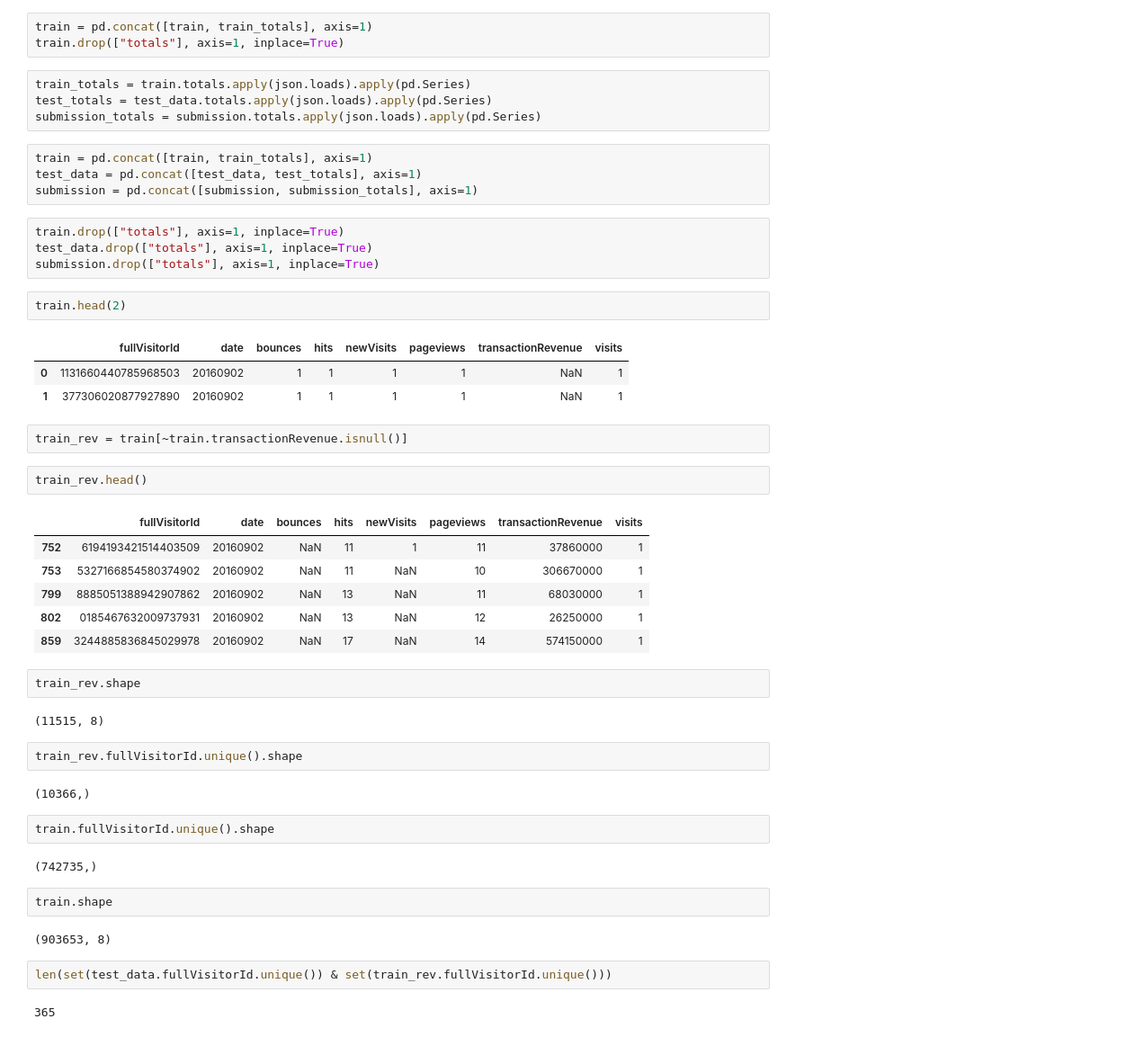
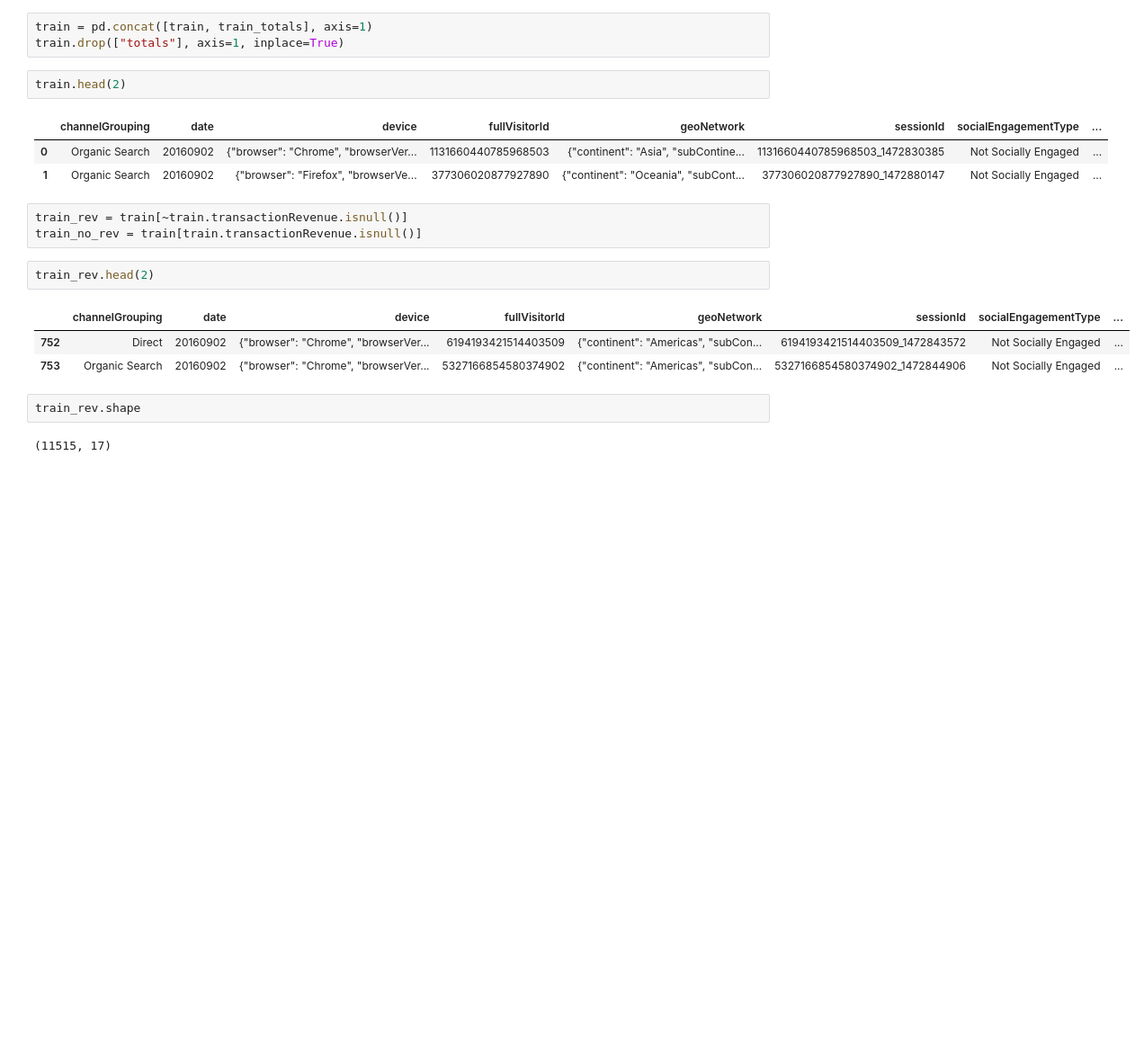
Before and after one commit to beeqb/shop_revenue_prediction, a Jupyter notebook: gstore_competition.ipynb, the cells around one changed output. Shown at 90% size. Saved outputs shown, nothing was run; the diff lists cells and outputs as text; blank space fills up the shorter version.

Commit message:
Applying new classification approach

```diff
--- a/gstore_competition.ipynb
+++ b/gstore_competition.ipynb
@@ -127,52 +127,22 @@ train_totals.head(2)
 # %%
 train = pd.concat([train, train_totals], axis=1)
 train.drop(["totals"], axis=1, inplace=True)
-# %%
-train_totals = train.totals.apply(json.loads).apply(pd.Series)
-test_totals = test_data.totals.apply(json.loads).apply(pd.Series)
-submission_totals = submission.totals.apply(json.loads).apply(pd.Series)
-# %%
-train = pd.concat([train, train_totals], axis=1)
-test_data = pd.concat([test_data, test_totals], axis=1)
-submission = pd.concat([submission, submission_totals], axis=1)
-# %%
-train.drop(["totals"], axis=1, inplace=True)
-test_data.drop(["totals"], axis=1, inplace=True)
-submission.drop(["totals"], axis=1, inplace=True)
 # %%
 train.head(2)
 # %% [output]
-|  | fullVisitorId | date | bounces | hits | newVisits | pageviews | transactionRevenue | visits |
-| 0 | 1131660440785968503 | 20160902 | 1 | 1 | 1 | 1 | NaN | 1 |
-| 1 | 377306020877927890 | 20160902 | 1 | 1 | 1 | 1 | NaN | 1 |
+|  | channelGrouping | date | device | fullVisitorId | geoNetwork | sessionId | socialEngagementType | ... |
+| 0 | Organic Search | 20160902 | {"browser": "Chrome", "browserVer... | 1131660440785968503 | {"continent": "Asia", "subContine... | 1131660440785968503_1472830385 | Not Socially Engaged | ... |
+| 1 | Organic Search | 20160902 | {"browser": "Firefox", "browserVe... | 377306020877927890 | {"continent": "Oceania", "subCont... | 377306020877927890_1472880147 | Not Socially Engaged | ... |
 # %%
 train_rev = train[~train.transactionRevenue.isnull()]
+train_no_rev = train[train.transactionRevenue.isnull()]
 # %%
-train_rev.head()
+train_rev.head(2)
 # %% [output]
-|  | fullVisitorId | date | bounces | hits | newVisits | pageviews | transactionRevenue | visits |
-| 752 | 6194193421514403509 | 20160902 | NaN | 11 | 1 | 11 | 37860000 | 1 |
-| 753 | 5327166854580374902 | 20160902 | NaN | 11 | NaN | 10 | 306670000 | 1 |
-| 799 | 8885051388942907862 | 20160902 | NaN | 13 | NaN | 11 | 68030000 | 1 |
-| 802 | 0185467632009737931 | 20160902 | NaN | 13 | NaN | 12 | 26250000 | 1 |
-| 859 | 3244885836845029978 | 20160902 | NaN | 17 | NaN | 14 | 574150000 | 1 |
+|  | channelGrouping | date | device | fullVisitorId | geoNetwork | sessionId | socialEngagementType | ... |
+| 752 | Direct | 20160902 | {"browser": "Chrome", "browserVer... | 6194193421514403509 | {"continent": "Americas", "subCon... | 6194193421514403509_1472843572 | Not Socially Engaged | ... |
+| 753 | Organic Search | 20160902 | {"browser": "Chrome", "browserVer... | 5327166854580374902 | {"continent": "Americas", "subCon... | 5327166854580374902_1472844906 | Not Socially Engaged | ... |
 # %%
 train_rev.shape
 # %% [output]
-(11515, 8)
+(11515, 17)
-# %%
-train_rev.fullVisitorId.unique().shape
-# %% [output]
-(10366,)
-# %%
-train.fullVisitorId.unique().shape
-# %% [output]
-(742735,)
-# %%
-train.shape
-# %% [output]
-(903653, 8)
-# %%
-len(set(test_data.fullVisitorId.unique()) & set(train_rev.fullVisitorId.unique()))
-# %% [output]
-365
```
Also changed, not shown: parts of 42 cells of this notebook.
